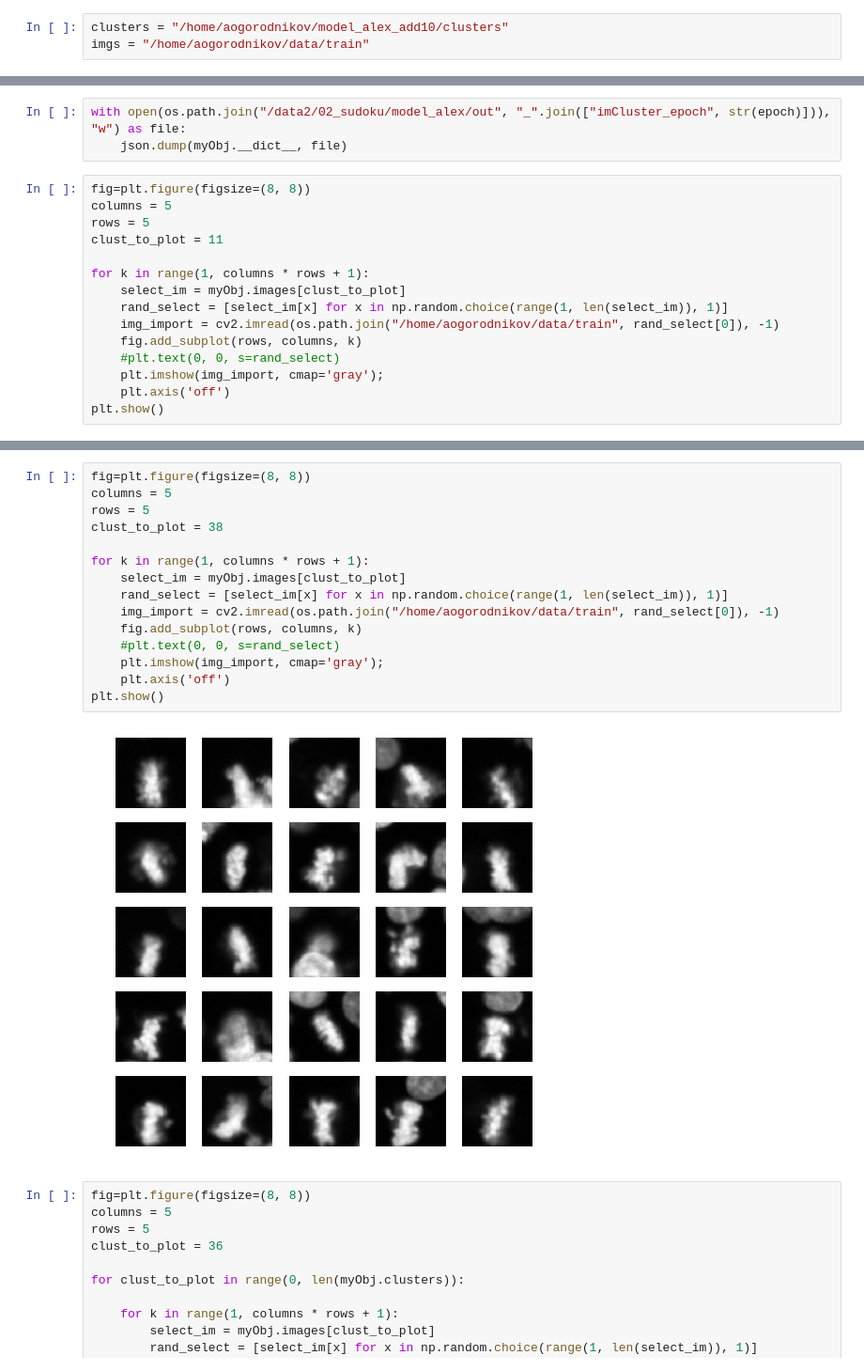
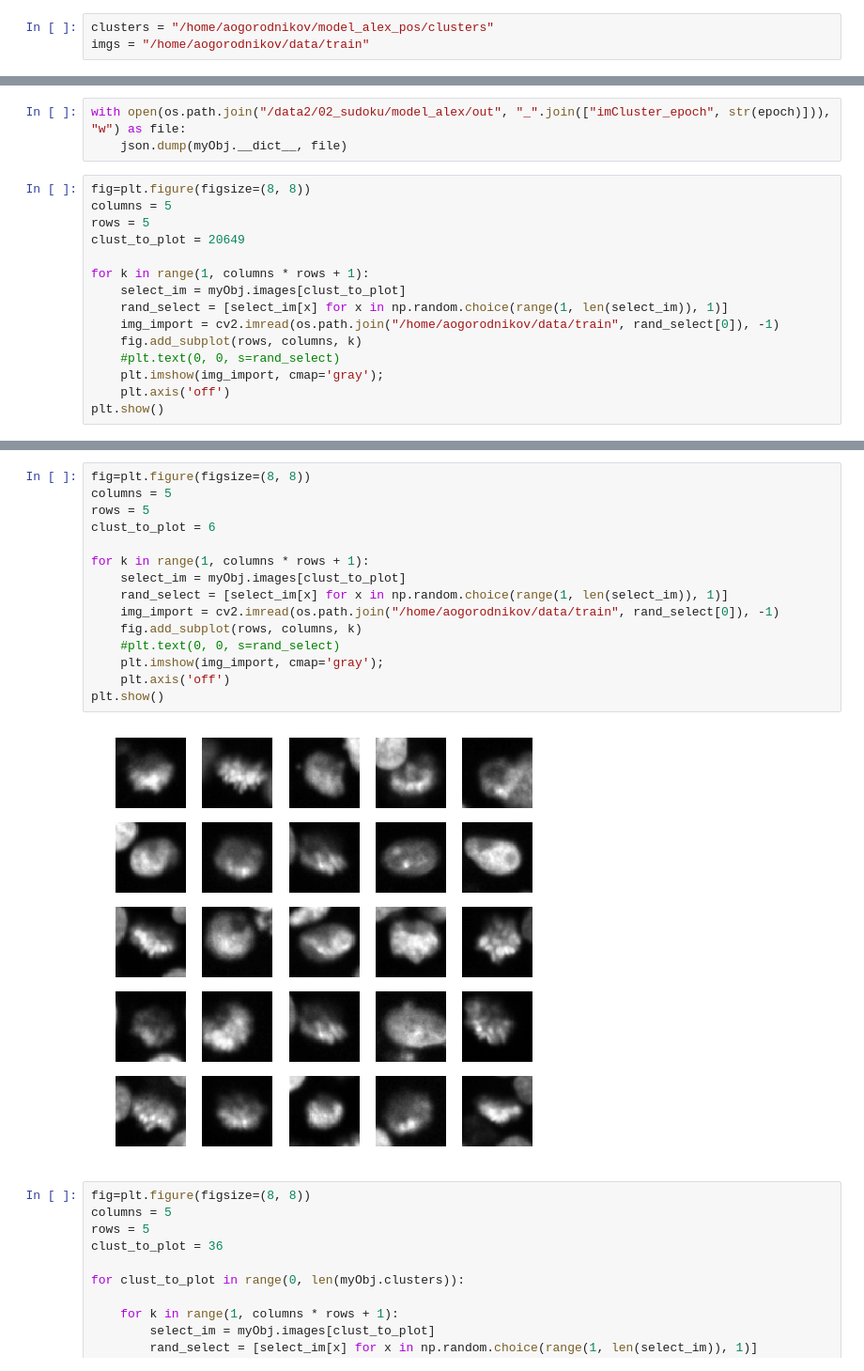
Before and after one commit to Gvaihir/image_sudoku, a Jupyter notebook: clust_visu.ipynb, the cells around one changed output, grey strips where cells are left out. Shown at 94% size. Saved outputs shown, nothing was run; the diff lists cells and outputs as text.

```diff
--- a/clust_visu.ipynb
+++ b/clust_visu.ipynb
@@ -24,7 +24,7 @@ def arrange_clustering(images_lists):
 # %% [markdown]
 #### Links to files
 # %%
-clusters = "/home/aogorodnikov/model_alex_add10/clusters"
+clusters = "/home/aogorodnikov/model_alex_pos/clusters"
 imgs = "/home/aogorodnikov/data/train"
 # %%
 with open(clusters, "rb") as f:
@@ -66,7 +92,7 @@ with open(os.path.join("/data2/02_sudoku/model_alex/out", "_".join(["imCluster_e
 fig=plt.figure(figsize=(8, 8))
 columns = 5
 rows = 5
-clust_to_plot = 11
+clust_to_plot = 20649
 
 for k in range(1, columns * rows + 1):
     select_im = myObj.images[clust_to_plot]
@@ -82,20 +108,20 @@ plt.show()
 # %%
 fig=plt.figure(figsize=(8, 8))
 columns = 5
 rows = 5
-clust_to_plot = 38
+clust_to_plot = 6
 
 for k in range(1, columns * rows + 1):
     select_im = myObj.images[clust_to_plot]
     rand_select = [select_im[x] for x in np.random.choice(range(1, len(select_im)), 1)]
     img_import = cv2.imread(os.path.join("/home/aogorodnikov/data/train", rand_select[0]), -1)
     fig.add_subplot(rows, columns, k)
     #plt.text(0, 0, s=rand_select)
     plt.imshow(img_import, cmap='gray');
     plt.axis('off')
 plt.show()
 # %% [output]
-[figure, old version]
+[figure, new version]
 # %%
 fig=plt.figure(figsize=(8, 8))
 columns = 5
```
Also changed, not shown: parts of 5 cells of this notebook, 2 other files.
